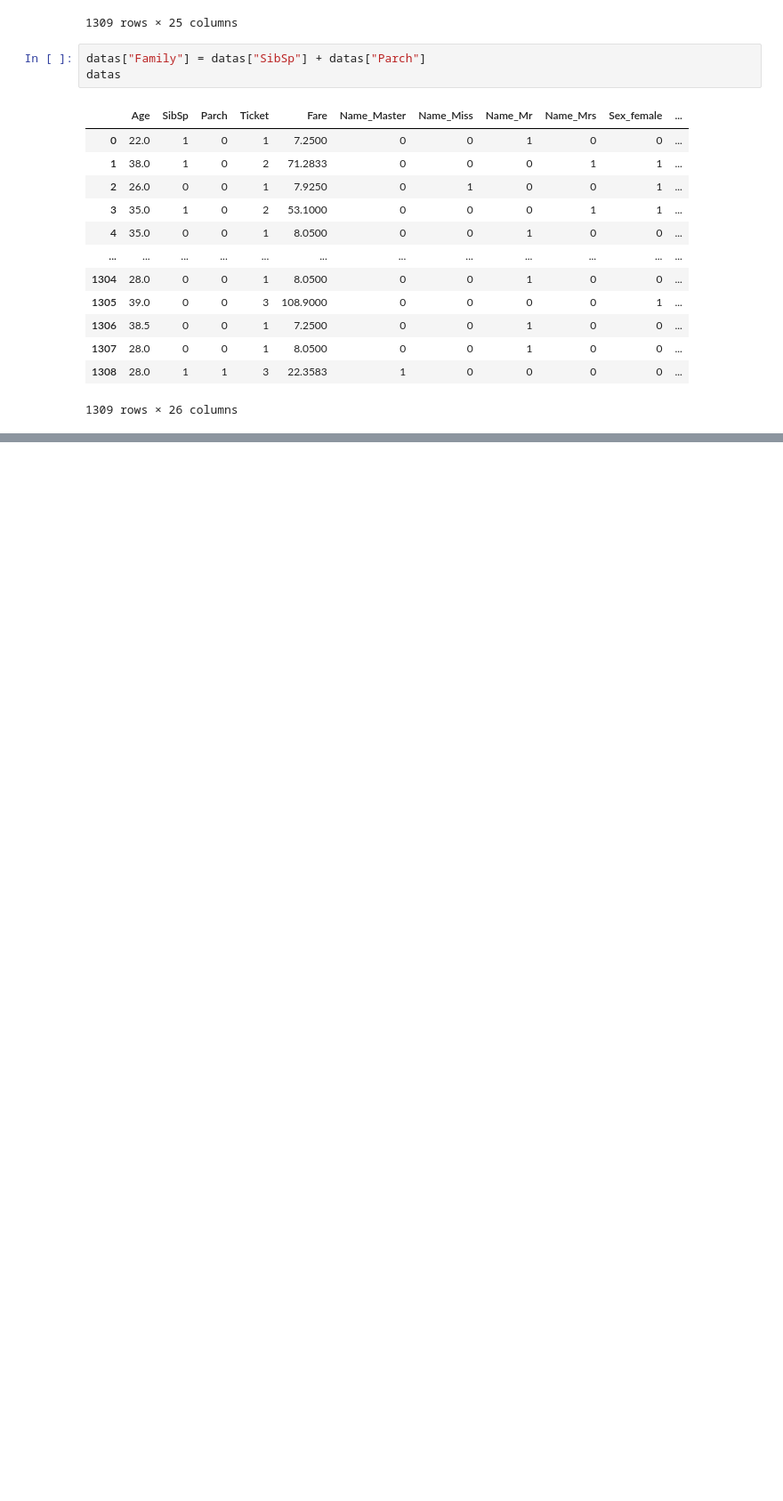
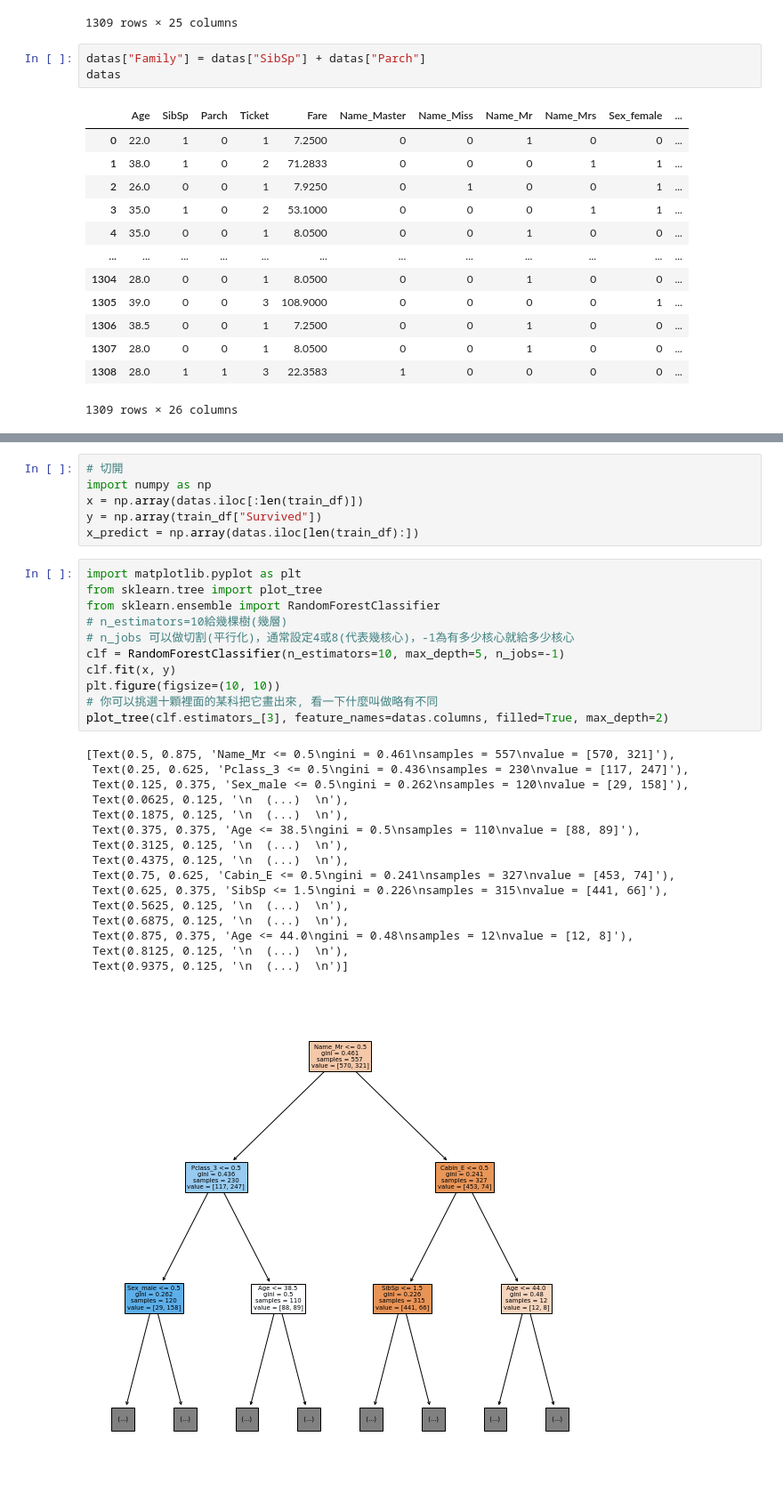
Before and after one commit to satanjj10/ML, a Jupyter notebook: titanic.ipynb, the cells around one changed output, grey strips where cells are left out. Shown: that part at 89% size. Cells and saved outputs as stored; diff of their text form; blank space fills up the shorter version.

```diff
--- a/titanic.ipynb
+++ b/titanic.ipynb
@@ -269,0 +288,34 @@ df[["b", "a"]]
+# %%
+# 切開
+import numpy as np
+x = np.array(datas.iloc[:len(train_df)])
+y = np.array(train_df["Survived"])
+x_predict = np.array(datas.iloc[len(train_df):])
+# %%
+import matplotlib.pyplot as plt
+from sklearn.tree import plot_tree
+from sklearn.ensemble import RandomForestClassifier
+# n_estimators=10給幾棵樹(幾層)
+# n_jobs 可以做切割(平行化)，通常設定4或8(代表幾核心)，-1為有多少核心就給多少核心
+clf = RandomForestClassifier(n_estimators=10, max_depth=5, n_jobs=-1)
+clf.fit(x, y)
+plt.figure(figsize=(10, 10))
+# 你可以挑選十顆裡面的某科把它畫出來, 看一下什麼叫做略有不同
+plot_tree(clf.estimators_[3], feature_names=datas.columns, filled=True, max_depth=2)
+# %% [output]
+[Text(0.5, 0.875, 'Name_Mr <= 0.5\ngini = 0.461\nsamples = 557\nvalue = [570, 321]'),
+ Text(0.25, 0.625, 'Pclass_3 <= 0.5\ngini = 0.436\nsamples = 230\nvalue = [117, 247]'),
+ Text(0.125, 0.375, 'Sex_male <= 0.5\ngini = 0.262\nsamples = 120\nvalue = [29, 158]'),
+ Text(0.0625, 0.125, '\n  (...)  \n'),
+ Text(0.1875, 0.125, '\n  (...)  \n'),
+ Text(0.375, 0.375, 'Age <= 38.5\ngini = 0.5\nsamples = 110\nvalue = [88, 89]'),
+ Text(0.3125, 0.125, '\n  (...)  \n'),
+ Text(0.4375, 0.125, '\n  (...)  \n'),
+ Text(0.75, 0.625, 'Cabin_E <= 0.5\ngini = 0.241\nsamples = 327\nvalue = [453, 74]'),
+ Text(0.625, 0.375, 'SibSp <= 1.5\ngini = 0.226\nsamples = 315\nvalue = [441, 66]'),
+ Text(0.5625, 0.125, '\n  (...)  \n'),
+ Text(0.6875, 0.125, '\n  (...)  \n'),
+ Text(0.875, 0.375, 'Age <= 44.0\ngini = 0.48\nsamples = 12\nvalue = [12, 8]'),
+ Text(0.8125, 0.125, '\n  (...)  \n'),
+ Text(0.9375, 0.125, '\n  (...)  \n')]
+[figure, added]
```
Also changed, not shown: parts of 11 cells of this notebook.
